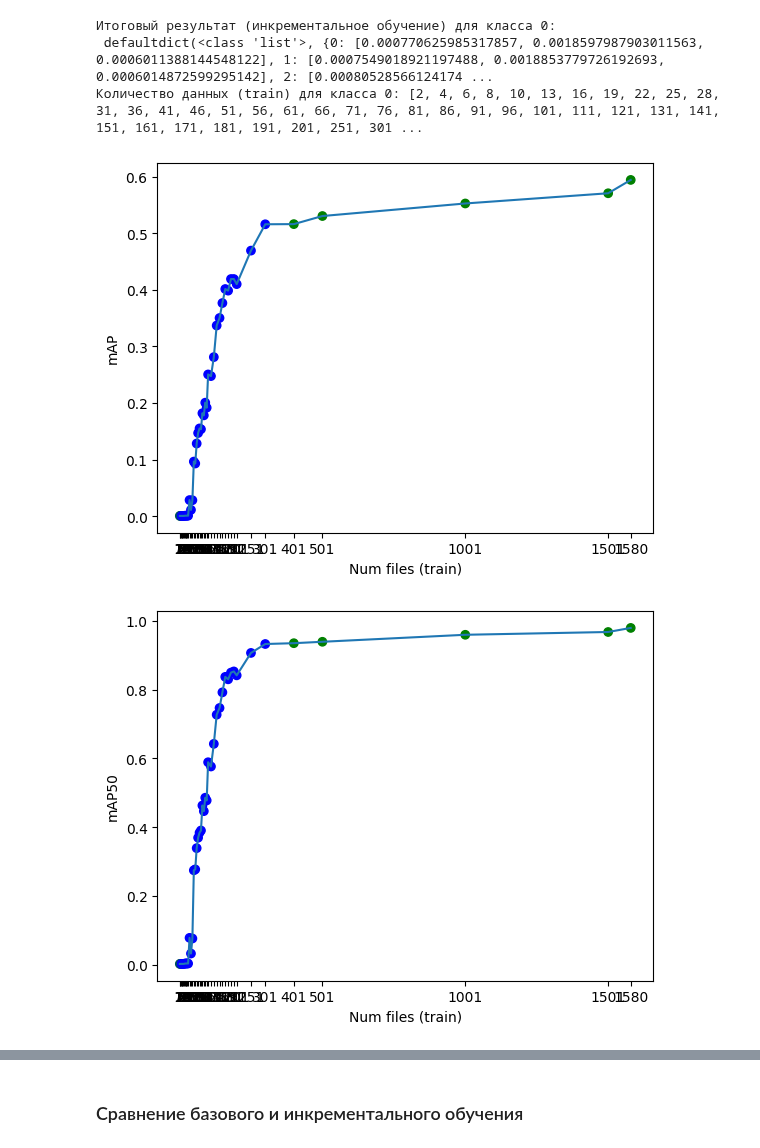
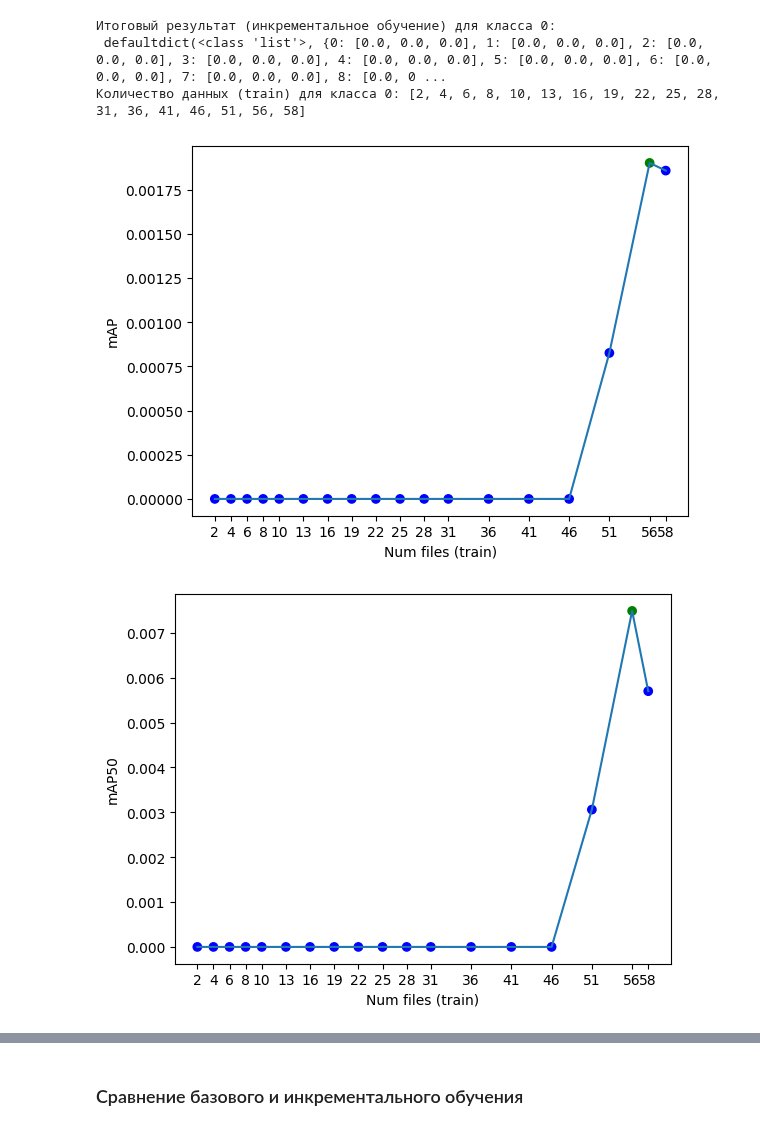
Before and after one commit to CTLab-ITMO/PTS-SP, a Jupyter notebook: yolov8.ipynb, the cells around one changed output, grey strips where cells are left out. Drawn from its saved outputs; the diff is of its cells as text; code cells hidden in the pictures.

Commit message:
Kaggle Notebook | yolov8 | Version 93

```diff
--- a/yolov8.ipynb
+++ b/yolov8.ipynb
@@ -745,7 +745,7 @@ class YoloModel:
 locale.getpreferredencoding = lambda: "UTF-8"
 
 PATH_TO_MODEL = "/kaggle/working/yolov8m-seg.pt"
-PATH_TO_YAML = "/kaggle/working/screw-detection-17/data.yaml"
+PATH_TO_YAML = "/kaggle/working/Board-Defect-Seg-3/data.yaml"
 TRAIN_PERC = 0.8
 TEST_PERC = 0.1
 VAL_PERC = 0.1
@@ -808,5 +808,5 @@ engine/trainer: task=segment, mode=train, model=./runs/segment/train/weights/las
 Итоговый результат (инкрементальное обучение) для класса 0:
- defaultdict(<class 'list'>, {0: [0.000770625985317857, 0.0018597987903011563, 0.0006011388144548122], 1: [0.0007549018921197488, 0.0018853779726192693, 0.0006014872599295142], 2: [0.00080528566124174 ...
-Количество данных (train) для класса 0: [2, 4, 6, 8, 10, 13, 16, 19, 22, 25, 28, 31, 36, 41, 46, 51, 56, 61, 66, 71, 76, 81, 86, 91, 96, 101, 111, 121, 131, 141, 151, 161, 171, 181, 191, 201, 251, 301 ...
+ defaultdict(<class 'list'>, {0: [0.0, 0.0, 0.0], 1: [0.0, 0.0, 0.0], 2: [0.0, 0.0, 0.0], 3: [0.0, 0.0, 0.0], 4: [0.0, 0.0, 0.0], 5: [0.0, 0.0, 0.0], 6: [0.0, 0.0, 0.0], 7: [0.0, 0.0, 0.0], 8: [0.0, 0 ...
+Количество данных (train) для класса 0: [2, 4, 6, 8, 10, 13, 16, 19, 22, 25, 28, 31, 36, 41, 46, 51, 56, 58]
-[figure, old version]
+[figure, new version]
-[figure, old version]
+[figure, new version]
```
Also changed, not shown: parts of 3 cells of this notebook.
